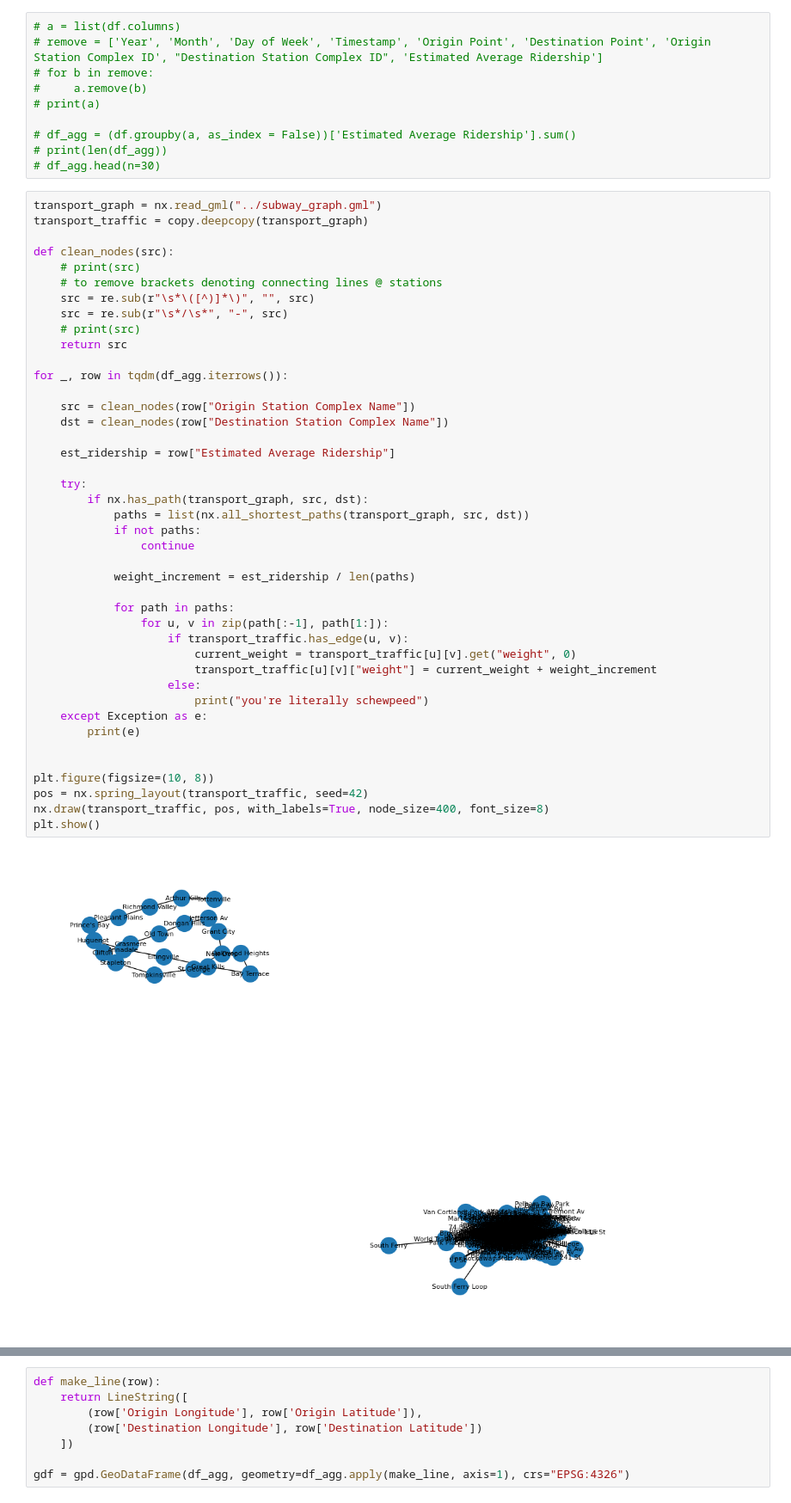
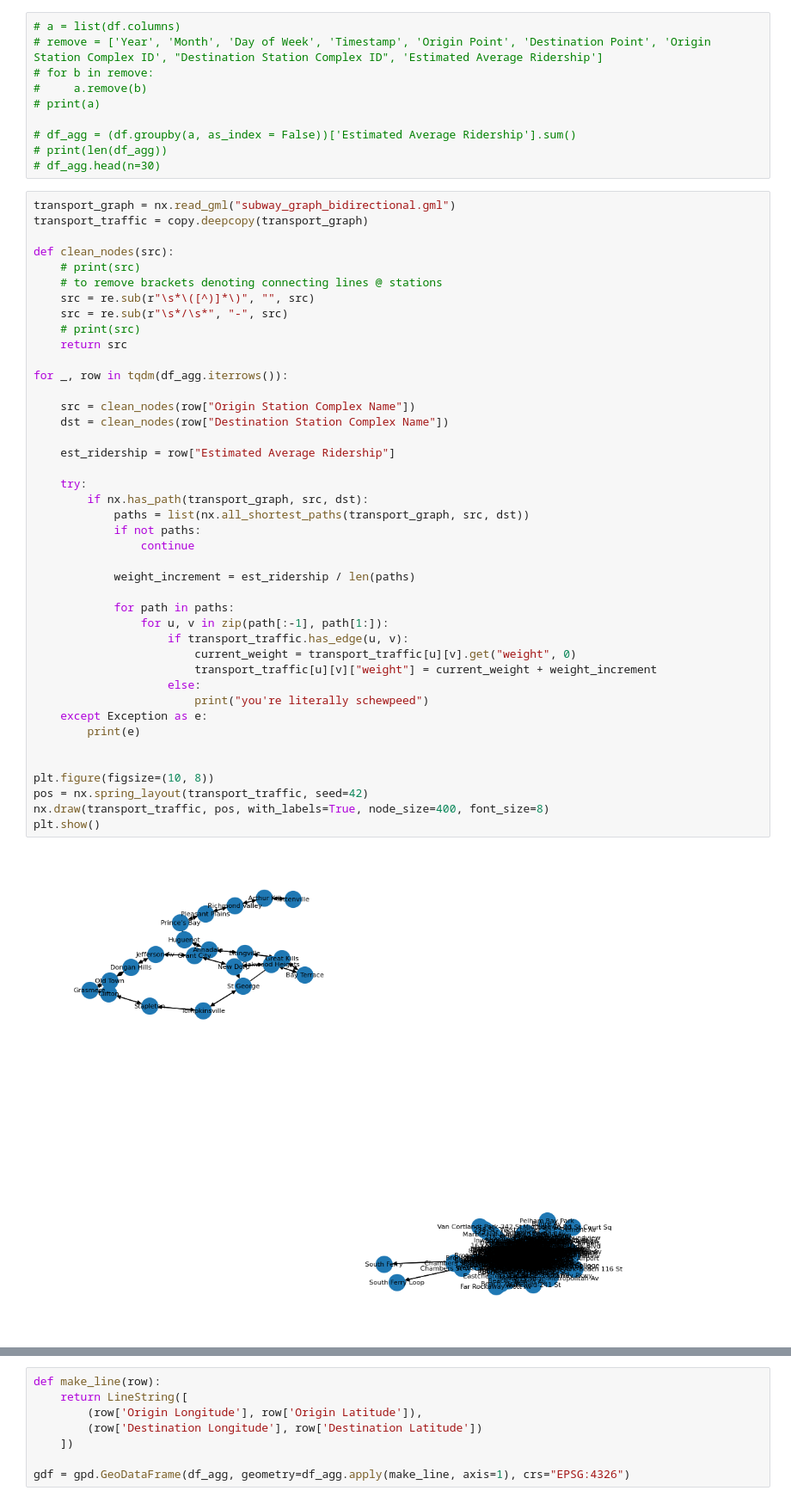
Before and after one commit to Person-Maink/NYCPublicTransportProject, a Jupyter notebook: src/maps.ipynb, the cells around one changed output, grey strips where cells are left out. Shown at 86% size. Saved outputs shown, nothing was run; the diff lists cells and outputs as text.

Commit message:
Added the inflow/outflow metric and made the graph bidirectional

```diff
--- a/src/maps.ipynb
+++ b/src/maps.ipynb
@@ -33,7 +37,7 @@ df_agg.head()
 # print(len(df_agg))
 # df_agg.head(n=30)
 # %%
-transport_graph = nx.read_gml("../subway_graph.gml")
+transport_graph = nx.read_gml("subway_graph_bidirectional.gml")
 transport_traffic = copy.deepcopy(transport_graph)
 
 def clean_nodes(src):
@@ -48,32 +52,32 @@ for _, row in tqdm(df_agg.iterrows()):
 
     src = clean_nodes(row["Origin Station Complex Name"])
     dst = clean_nodes(row["Destination Station Complex Name"])
 
     est_ridership = row["Estimated Average Ridership"]
 
     try:
         if nx.has_path(transport_graph, src, dst):
             paths = list(nx.all_shortest_paths(transport_graph, src, dst))
             if not paths:
                 continue
 
             weight_increment = est_ridership / len(paths)
 
             for path in paths:
                 for u, v in zip(path[:-1], path[1:]):
                     if transport_traffic.has_edge(u, v):
                         current_weight = transport_traffic[u][v].get("weight", 0)
                         transport_traffic[u][v]["weight"] = current_weight + weight_increment
                     else:
                         print("you're literally schewpeed")
     except Exception as e:
         print(e)
 
 
 plt.figure(figsize=(10, 8))
 pos = nx.spring_layout(transport_traffic, seed=42)
 nx.draw(transport_traffic, pos, with_labels=True, node_size=400, font_size=8)
 plt.show()
 # %% [output]
-[figure, old version]
+[figure, new version]
 # %%
```
Also changed, not shown: parts of 7 cells of this notebook, 4 other files.
